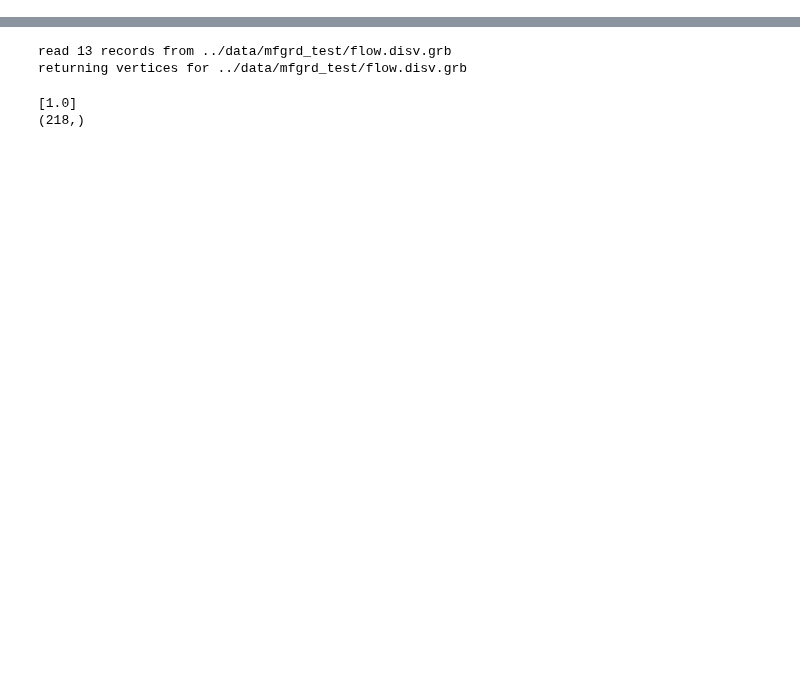
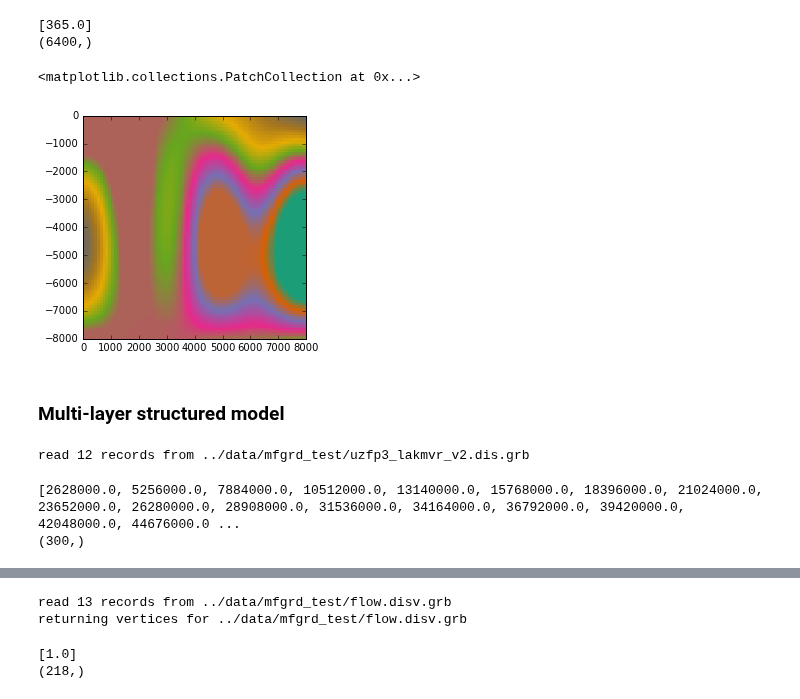
Before and after one commit to modflowpy/flopy, a Jupyter notebook: examples/Notebooks/flopy3_ReadGrdFile.ipynb, the cells around one changed output, grey strips where cells are left out. Drawn from its saved outputs; the diff is of its cells as text; code cells hidden in the pictures; blank space fills up the shorter version.

Commit message:
Added ability to use binary grid data file for structured models.

```diff
--- a/examples/Notebooks/flopy3_ReadGrdFile.ipynb
+++ b/examples/Notebooks/flopy3_ReadGrdFile.ipynb
@@ -8,0 +11,6 @@ workspace = os.path.join('..', 'data', 'mfgrd_test')
+# %%
+fn = os.path.join(workspace, 'nwtp3.dis.grb')
+grd = flopy.utils.MfGrdFile(fn, verbose=True)
+iverts, verts = grd.get_verts()
+sr = grd.get_spatialreference()
+extents = sr.get_extent()
@@ -8,0 +35,39 @@ workspace = os.path.join('..', 'data', 'mfgrd_test')
+# %%
+fn = os.path.join(workspace, 'nwtp3.hds.cmp')
+ho = flopy.utils.HeadFile(fn, precision='double')
+times = ho.get_times()
+print(times)
+h = ho.get_data(totim=times[-1]).reshape(80*80)
+print(h.shape)
+# %% [output]
+[365.0]
+(6400,)
+# %%
+mm = flopy.plot.ModelMap(sr=sr, layer=0)
+ax = plt.gca()
+ax.set_xlim(extents[:2])
+ax.set_ylim(extents[2:])
+mm.plot_cvfd(verts, iverts, a=h)
+# %% [output]
+<matplotlib.collections.PatchCollection at 0x...>
+[figure, added]
+# %% [markdown]
+### Multi-layer structured model
+# %%
+fn = os.path.join(workspace, 'uzfp3_lakmvr_v2.dis.grb')
+grd = flopy.utils.MfGrdFile(fn, verbose=True)
+iverts, verts = grd.get_verts()
+sr = grd.get_spatialreference()
+extents = sr.get_extent()
+# %% [output]
+read 12 records from ../data/mfgrd_test/uzfp3_lakmvr_v2.dis.grb
+# %%
+fn = os.path.join(workspace, 'uzfp3_lakmvr.hds.cmp')
+ho = flopy.utils.HeadFile(fn, precision='double')
+times = ho.get_times()
+print(times)
+h = ho.get_data(totim=times[-1]).reshape(2*15*10)
+print(h.shape)
+# %% [output]
+[2628000.0, 5256000.0, 7884000.0, 10512000.0, 13140000.0, 15768000.0, 18396000.0, 21024000.0, 23652000.0, 26280000.0, 28908000.0, 31536000.0, 34164000.0, 36792000.0, 39420000.0, 42048000.0, 44676000.0 ...
+(300,)
```
Also changed, not shown: parts of 7 cells of this notebook, 7 other files.
